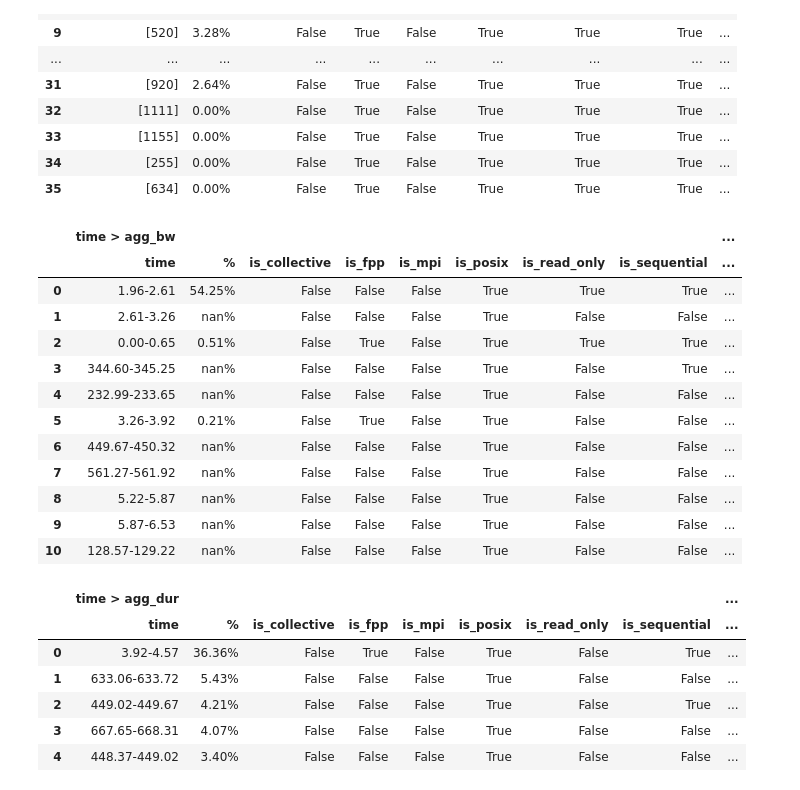
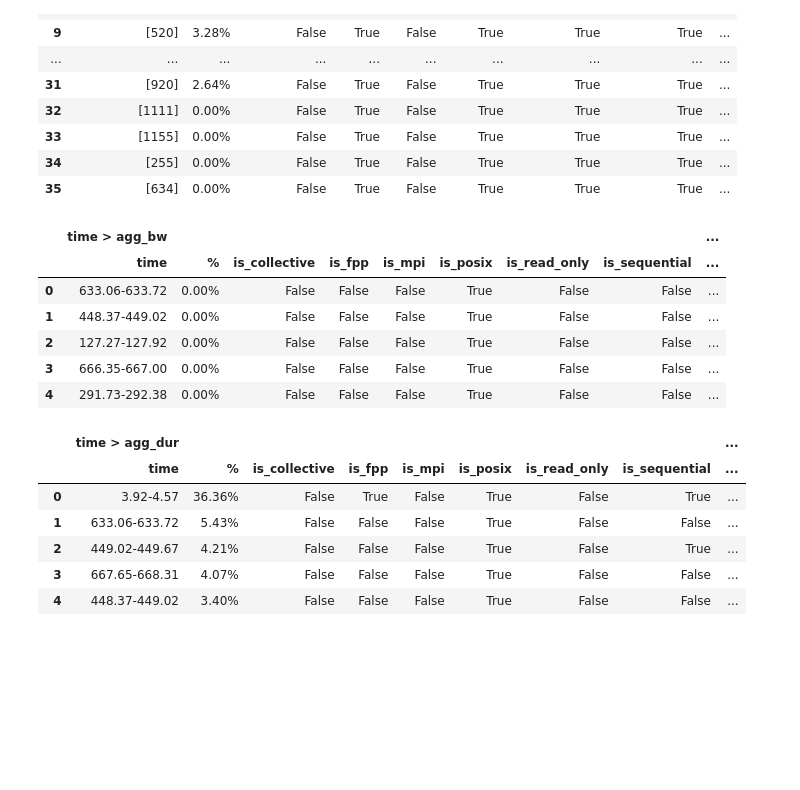
Before and after one commit to izzet/wisio, a Jupyter notebook: notebooks/observations-cm1.ipynb, the cells around one changed output. Drawn from its saved outputs; the diff is of its cells as text; code cells hidden in the pictures; blank space fills up the shorter version.

```diff
--- a/notebooks/observations-cm1.ipynb
+++ b/notebooks/observations-cm1.ipynb
@@ -71,21 +71,15 @@ llc_proc_id_agg_dur_df
 | 34 | [255] | 0.00% | False | True | False | True | True | True | ... |
 | 35 | [634] | 0.00% | False | True | False | True | True | True | ... |
 # %%
-llc_tmid_agg_bw_file = '../vani/.digio/1670225714_cm1/llc-all-tmid-agg_bw.json'
+llc_tmid_agg_bw_file = '../vani/.digio/1670646624_cm1/llc-all-tmid-agg_bw.json'
 llc_tmid_agg_bw_df = llc_to_df(json_file=llc_tmid_agg_bw_file, name='time > agg_bw', index_column='time', per_column='per_agg_bw')
 llc_tmid_agg_bw_df
 # %% [output]
 |  | time > agg_bw |  |  |  |  |  |  |  | ... |
 |  | time | % | is_collective | is_fpp | is_mpi | is_posix | is_read_only | is_sequential | ... |
-| 0 | 1.96-2.61 | 54.25% | False | False | False | True | True | True | ... |
-| 1 | 2.61-3.26 | nan% | False | False | False | True | False | False | ... |
-| 2 | 0.00-0.65 | 0.51% | False | True | False | True | True | True | ... |
-| 3 | 344.60-345.25 | nan% | False | False | False | True | False | True | ... |
-| 4 | 232.99-233.65 | nan% | False | False | False | True | False | False | ... |
-| 5 | 3.26-3.92 | 0.21% | False | True | False | True | False | False | ... |
-| 6 | 449.67-450.32 | nan% | False | False | False | True | False | False | ... |
-| 7 | 561.27-561.92 | nan% | False | False | False | True | False | False | ... |
-| 8 | 5.22-5.87 | nan% | False | False | False | True | False | False | ... |
-| 9 | 5.87-6.53 | nan% | False | False | False | True | False | False | ... |
-| 10 | 128.57-129.22 | nan% | False | False | False | True | False | False | ... |
+| 0 | 633.06-633.72 | 0.00% | False | False | False | True | False | False | ... |
+| 1 | 448.37-449.02 | 0.00% | False | False | False | True | False | False | ... |
+| 2 | 127.27-127.92 | 0.00% | False | False | False | True | False | False | ... |
+| 3 | 666.35-667.00 | 0.00% | False | False | False | True | False | False | ... |
+| 4 | 291.73-292.38 | 0.00% | False | False | False | True | False | False | ... |
 # %%
```
Also changed, not shown: parts of 5 cells of this notebook, 5 other files.
